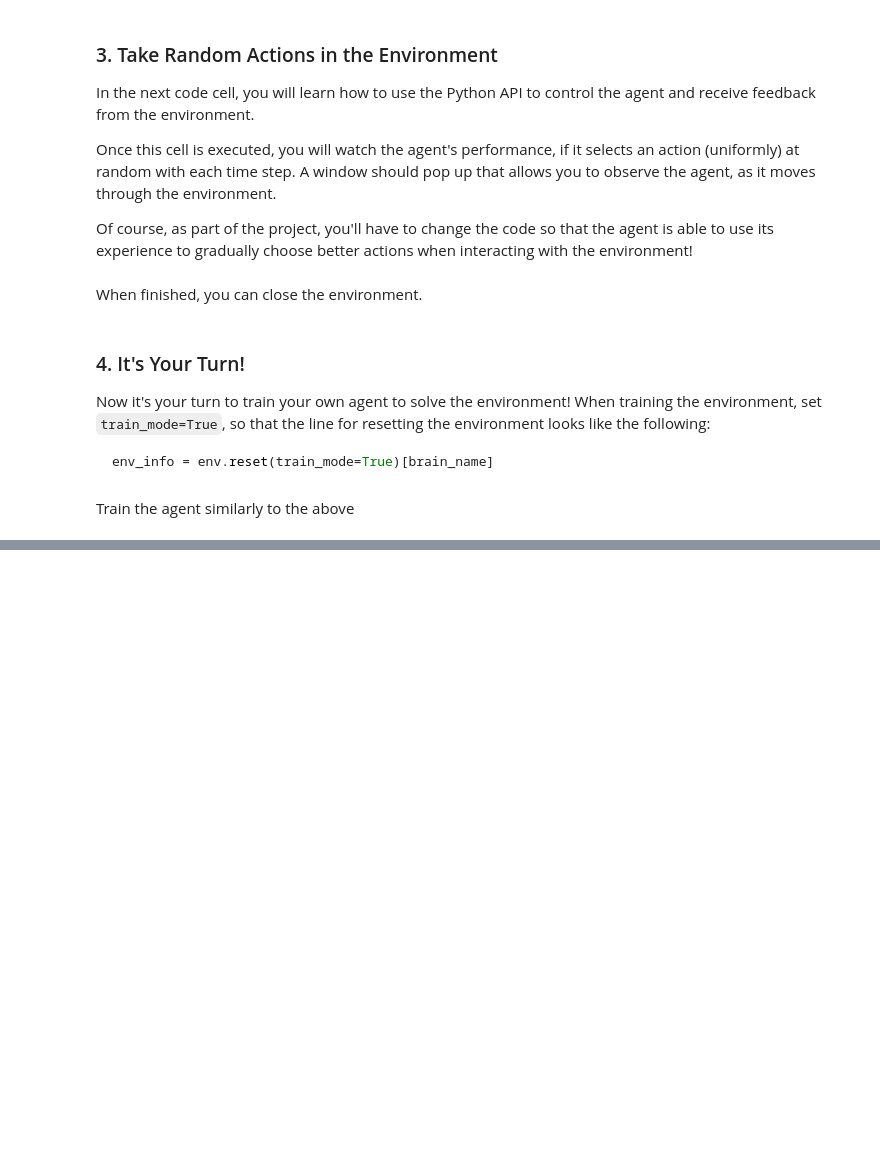
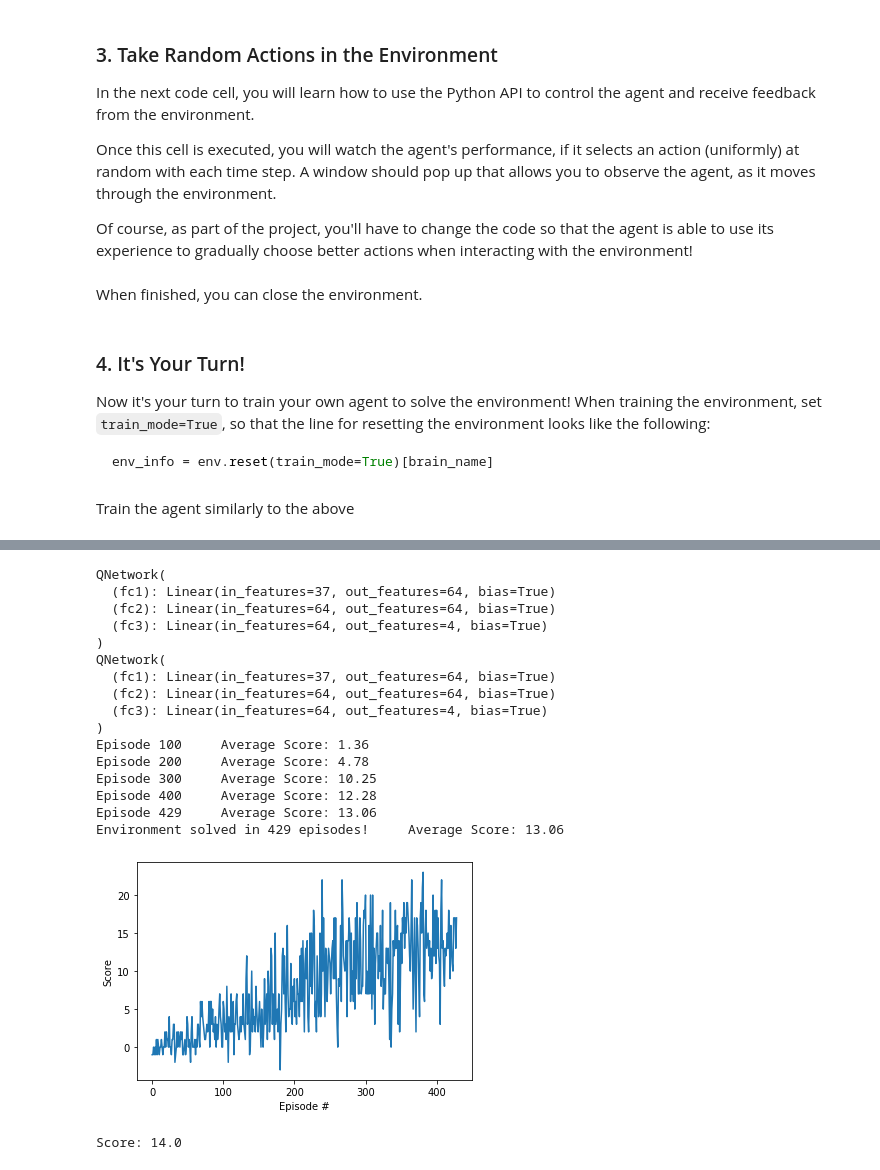
Before and after one commit to kelstopper/drl_navigation, a Jupyter notebook: Navigation.ipynb, the cells around one changed output, grey strips where cells are left out. Drawn from its saved outputs; the diff is of its cells as text; code cells hidden in the pictures; blank space fills up the shorter version.

```diff
--- a/Navigation.ipynb
+++ b/Navigation.ipynb
@@ -168,21 +249,68 @@ plt.show()
 # %%
 from agent.dqn_agent import Agent, LearningMethod
 
 #initialize the agent
-agent = Agent(state_size=37, action_size=4, seed=0, learning_method=LearningMethod.DOUBLE_DQN)
+agent = Agent(
+    state_size=37,
+    action_size=4,
+    seed=0,
+    learning_method=LearningMethod.DOUBLE_DQN,
+    buffer_size=BUFFER_SIZE,
+    batch_size=BATCH_SIZE,
+    gamma=GAMMA,
+    tau=TAU,
+    lr=LR,
+    update_every=UPDATE_EVERY
+)
 
-scores = dqn(filename='checkpoint_DDQN1.pth')
+scores = dqn(
+    n_episodes=N_EPISODES,
+    max_t=MAX_T,
+    eps_start=EPS_START,
+    eps_end=EPS_END,
+    eps_decay=0.95,
+    filename='checkpoint_DDQN1.pth'
+)
 
 # plot the scores
 fig = plt.figure()
 ax = fig.add_subplot(111)
 plt.plot(np.arange(len(scores)), scores)
 plt.ylabel('Score')
 plt.xlabel('Episode #')
 plt.show()
+# %% [output]
+QNetwork(
+  (fc1): Linear(in_features=37, out_features=64, bias=True)
+  (fc2): Linear(in_features=64, out_features=64, bias=True)
+  (fc3): Linear(in_features=64, out_features=4, bias=True)
+)
+QNetwork(
+  (fc1): Linear(in_features=37, out_features=64, bias=True)
+  (fc2): Linear(in_features=64, out_features=64, bias=True)
+  (fc3): Linear(in_features=64, out_features=4, bias=True)
+)
+Episode 100     Average Score: 1.36
+Episode 200     Average Score: 4.78
+Episode 300     Average Score: 10.25
+Episode 400     Average Score: 12.28
+Episode 429     Average Score: 13.06
+Environment solved in 429 episodes!     Average Score: 13.06
+[figure, added]
 # %%
+from unityagents import UnityEnvironment
+import numpy as np
+from agent.dqn_agent import Agent
+import torch
+
+if env is None:
+    env = UnityEnvironment(file_name="app/Banana.app")
+
 # load the weights from file
-agent.qnetwork_local.load_state_dict(torch.load('checkpoint_DDQN1.pth', map_location='cpu'))
+if agent is None:
+    agent = Agent(state_size=37, action_size=4, seed=0)
+
+agent.qnetwork_local.load_state_dict(torch.load('trained_models/checkpoint_DDQN1.pth', map_location='cpu'))
 
 env_info = env.reset(train_mode=False)[brain_name] # reset the environment
 state = env_info.vector_observations[0]            # get the current state
@@ -199,5 +327,7 @@ while True:
         break
 
 print("Score: {}".format(score))
+# %% [output]
+Score: 14.0
 # %%
 env.close()
```
Also changed, not shown: parts of 6 cells of this notebook, 9 other files.
